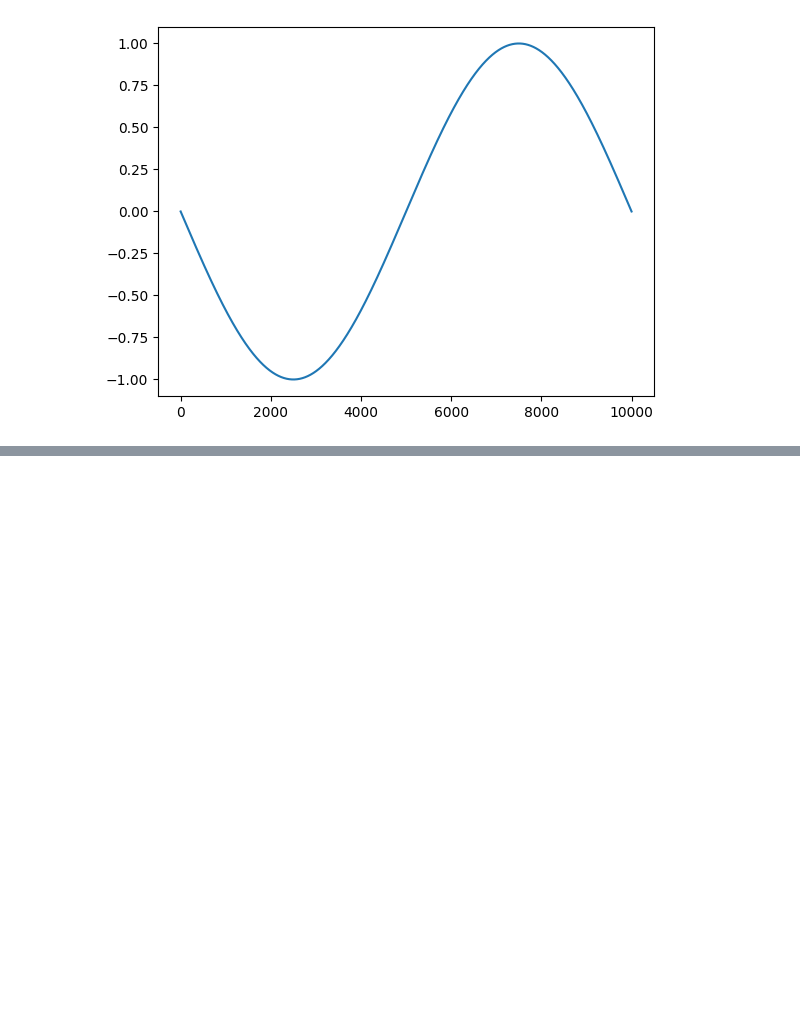
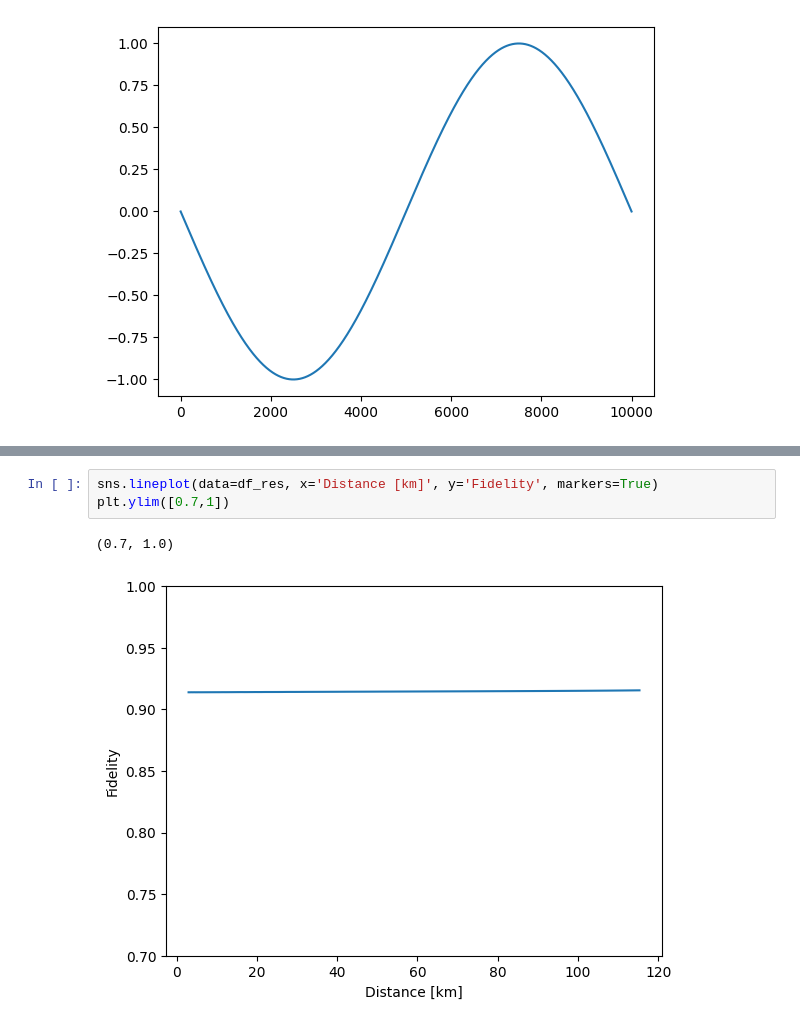
Before and after one commit to Luisenden/qnetsur, a Jupyter notebook: usecase_qswitch/sandbox.ipynb, the cells around one changed output, grey strips where cells are left out. Cells and saved outputs as stored; diff of their text form; blank space fills up the shorter version.

```diff
--- a/usecase_qswitch/sandbox.ipynb
+++ b/usecase_qswitch/sandbox.ipynb
@@ -93,0 +145,6 @@ array([], dtype=int64)
+# %%
+sns.lineplot(data=df_res, x='Distance [km]', y='Fidelity', markers=True)
+plt.ylim([0.7,1])
+# %% [output]
+(0.7, 1.0)
+[figure, added]
```
Also changed, not shown: parts of 11 cells of this notebook, 7 other files.
